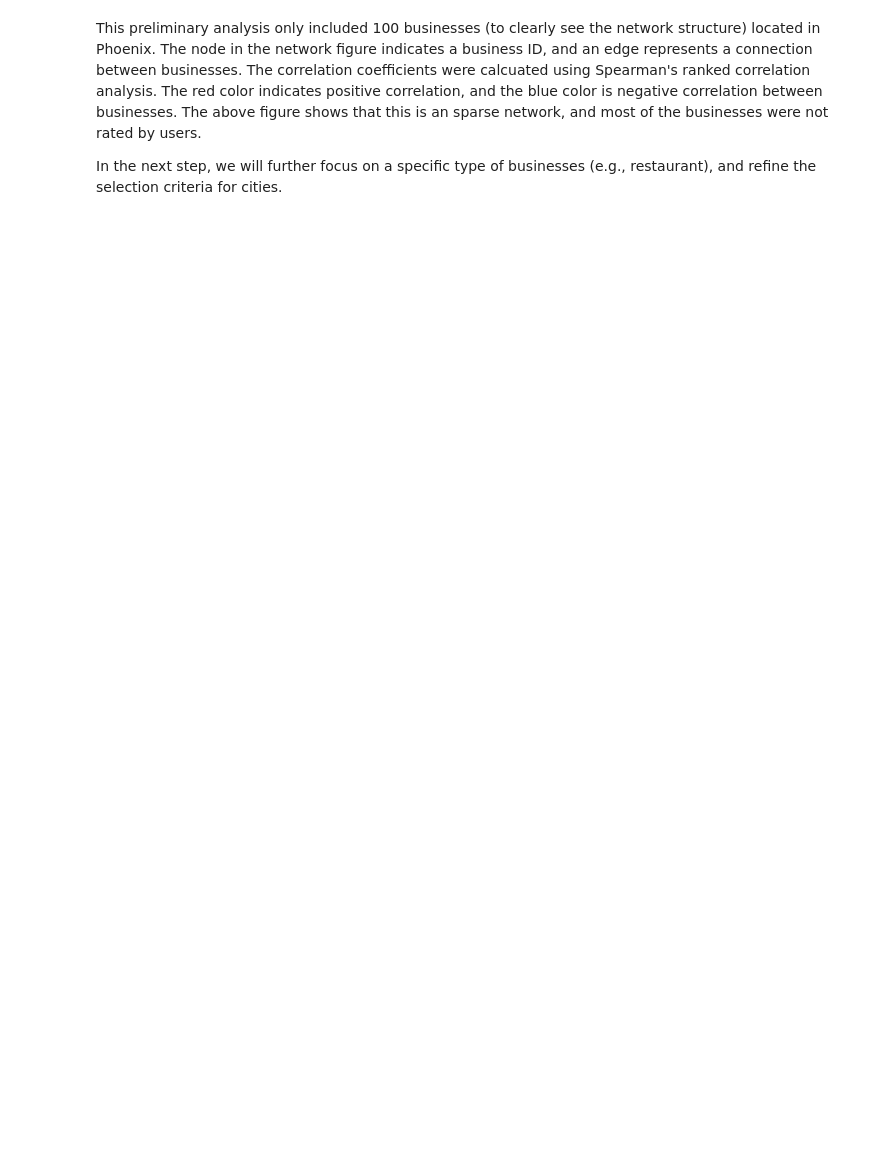
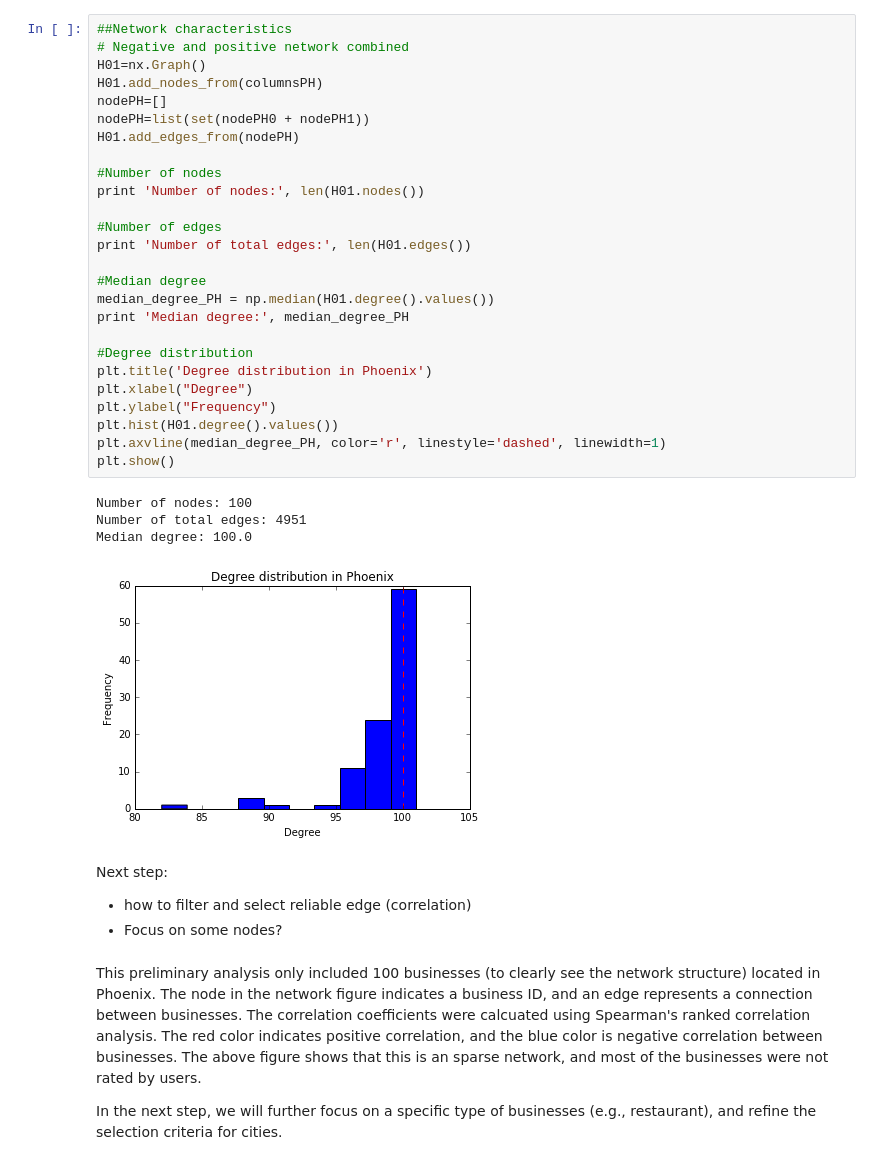
Before and after one commit to NickHoernle/Data-Science-Project-AM209a, a Jupyter notebook: data_exploration/Network_Analysis_Reiko.ipynb, the cells around one changed output. Cells and saved outputs as stored; diff of their text form; blank space fills up the shorter version.

```diff
--- a/data_exploration/Network_Analysis_Reiko.ipynb
+++ b/data_exploration/Network_Analysis_Reiko.ipynb
@@ -90,3 +235,38 @@ plt.show()
+# %%
+##Network characteristics
+# Negative and positive network combined
+H01=nx.Graph()
+H01.add_nodes_from(columnsPH)
+nodePH=[]
+nodePH=list(set(nodePH0 + nodePH1))
+H01.add_edges_from(nodePH)
+
+#Number of nodes
+print 'Number of nodes:', len(H01.nodes())
+
+#Number of edges
+print 'Number of total edges:', len(H01.edges())
+
+#Median degree
+median_degree_PH = np.median(H01.degree().values())
+print 'Median degree:', median_degree_PH
+
+#Degree distribution
+plt.title('Degree distribution in Phoenix')
+plt.xlabel("Degree")
+plt.ylabel("Frequency")
+plt.hist(H01.degree().values())
+plt.axvline(median_degree_PH, color='r', linestyle='dashed', linewidth=1)
+plt.show()
+# %% [output]
+Number of nodes: 100
+Number of total edges: 4951
+Median degree: 100.0
+[figure, added]
+# %% [markdown]
+Next step:
+- how to filter and select reliable edge (correlation)
+- Focus on some nodes?
 # %% [markdown]
 This preliminary analysis only included 100 businesses (to clearly see the network structure) located in Phoenix. The node in the network figure indicates a business ID, and an edge represents a connection between businesses. The correlation coefficients were calcuated using Spearman's ranked correlation analysis. The red color indicates positive correlation, and the blue color is negative correlation between businesses. The above figure shows that this is an sparse network, and most of the businesses were not rated by users.
 
```
Also changed, not shown: parts of 18 cells of this notebook.
